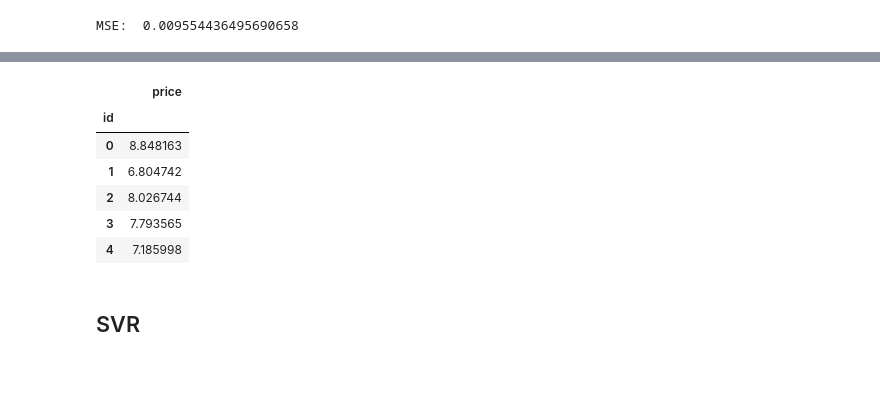
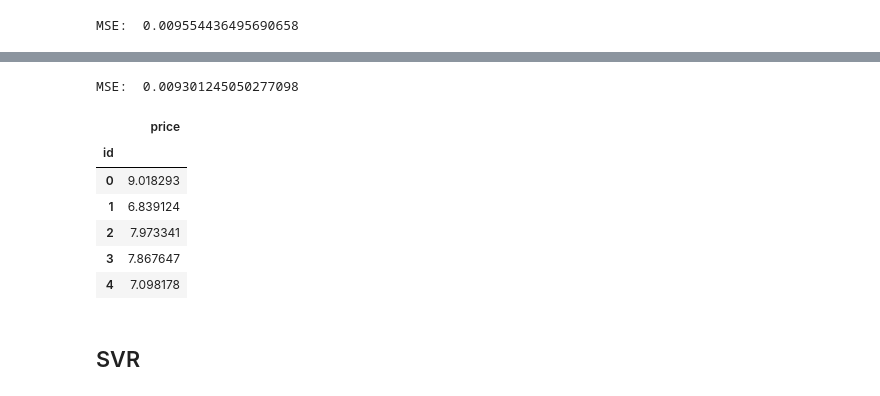
Before and after one commit to julistary/Kaggle_competition, a Jupyter notebook: Models.ipynb, the cells around one changed output, grey strips where cells are left out. Saved outputs shown, nothing was run; the diff lists cells and outputs as text; code cells hidden in the pictures.

Commit message:
varios modelos limpito

```diff
--- a/Models.ipynb
+++ b/Models.ipynb
@@ -446,0 +459,4 @@ MSE:  0.009554436495690658
+# %%
+xgb = XGBRegressor(booster = 'gbtree', learning_rate = 0.1, max_depth =  6, n_estimators = 300)
+# %%
+xgb.fit(X_train, y_train)
@@ -447,22 +474,26 @@ MSE:  0.009554436495690658
+# %%
+print("MSE: ", metrics.mean_squared_error(y_test,y_pred))
+# %% [output]
+MSE:  0.009301245050277098
 # %%
 test.drop(["price"],axis=1,inplace=True)
 # %%
-modelo_3 = forest.fit(X,y)
+modelo_3 = xgb.fit(X,y)
 price = modelo_3.predict(test)
 test["price"] = price
 test_3 = test.drop(["carat","cut","clarity","depth","table","color"],axis=1)
 test_3.index.rename("id", inplace=True)
 test_3.to_csv("models/model_3_gradient.csv")
 
 test_3.head()
 # %% [output]
 |  | price |
 | id |  |
-| 0 | 8.848163 |
-| 1 | 6.804742 |
-| 2 | 8.026744 |
-| 3 | 7.793565 |
-| 4 | 7.185998 |
+| 0 | 9.018293 |
+| 1 | 6.839124 |
+| 2 | 7.973341 |
+| 3 | 7.867647 |
+| 4 | 7.098178 |
 # %% [markdown]
 ## SVR
 # %%
```
Also changed, not shown: parts of 9 cells of this notebook, 1 other file.
